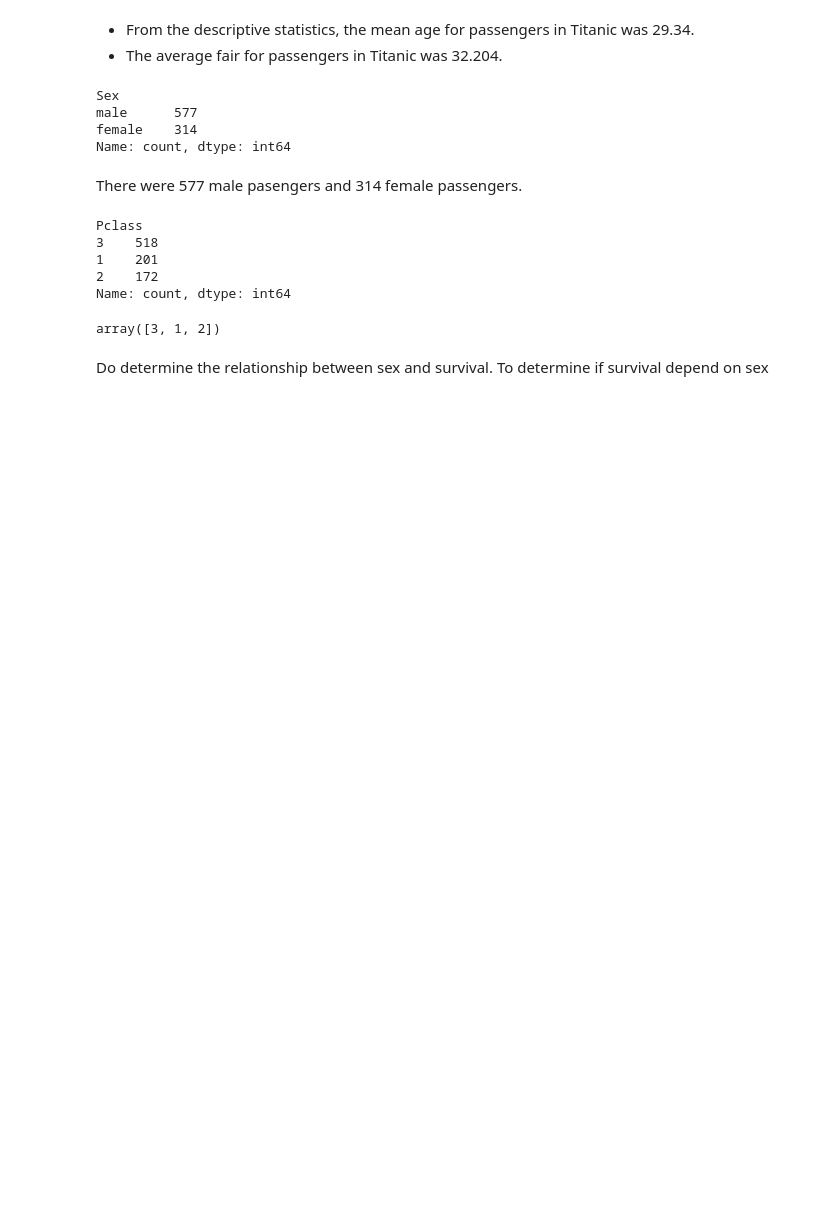
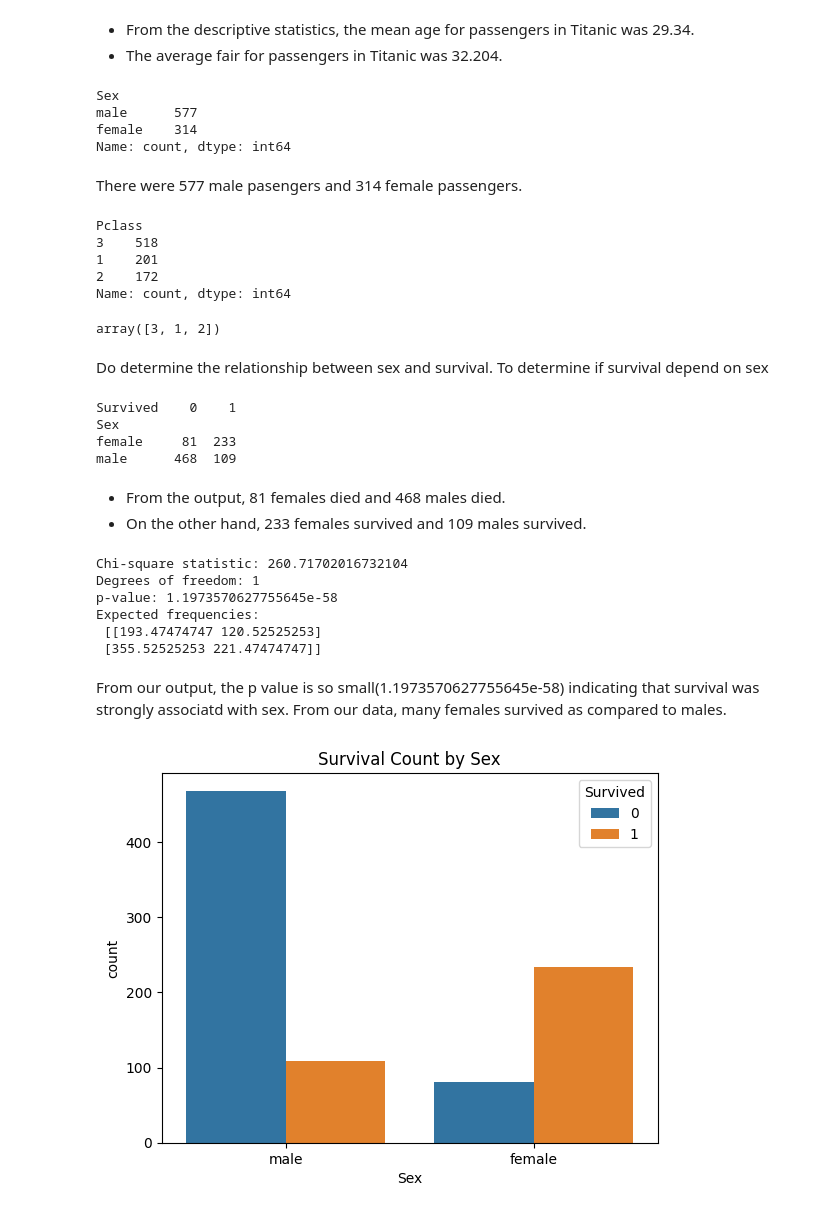
Before and after one commit to BriegeMeso/Titanic-Data-Analysis, a Jupyter notebook: titanic.ipynb, the cells around one changed output. Cells and saved outputs as stored; diff of their text form; code cells hidden in the pictures; blank space fills up the shorter version.

Commit message:
Chi Square test for Sex vs Survival

```diff
--- a/titanic.ipynb
+++ b/titanic.ipynb
@@ -339,0 +343,38 @@ Do determine the relationship between sex and survival. To determine if survival
+# %%
+# a contingency table will create a table to determine how many male/females survived and didn't survive
+# Count of survivors by sex
+contingency_table = pd.crosstab(df['Sex'], df['Survived'])
+print(contingency_table)
+# %% [output]
+Survived    0    1
+Sex
+female     81  233
+male      468  109
+# %% [markdown]
+- From the output, 81 females died and 468 males died.
+- On the other hand, 233 females survived and 109 males survived.
+# %%
+chi2, p, dof, expected = chi2_contingency(contingency_table)
+
+print("Chi-square statistic:", chi2)
+print("Degrees of freedom:", dof)
+print("p-value:", p)
+print("Expected frequencies:\n", expected)
+# %% [output]
+Chi-square statistic: 260.71702016732104
+Degrees of freedom: 1
+p-value: 1.1973570627755645e-58
+Expected frequencies:
+ [[193.47474747 120.52525253]
+ [355.52525253 221.47474747]]
+# %% [markdown]
+From our output, the p value is so small(1.1973570627755645e-58) indicating that survival was strongly associatd with sex. From our data, many females survived as compared to males.
+# %%
+import seaborn as sns
+import matplotlib.pyplot as plt
+
+sns.countplot(x='Sex', hue='Survived', data=df)
+plt.title('Survival Count by Sex')
+plt.show()
+# %% [output]
+[figure, added]
```
Also changed, not shown: parts of 1 cell of this notebook.
